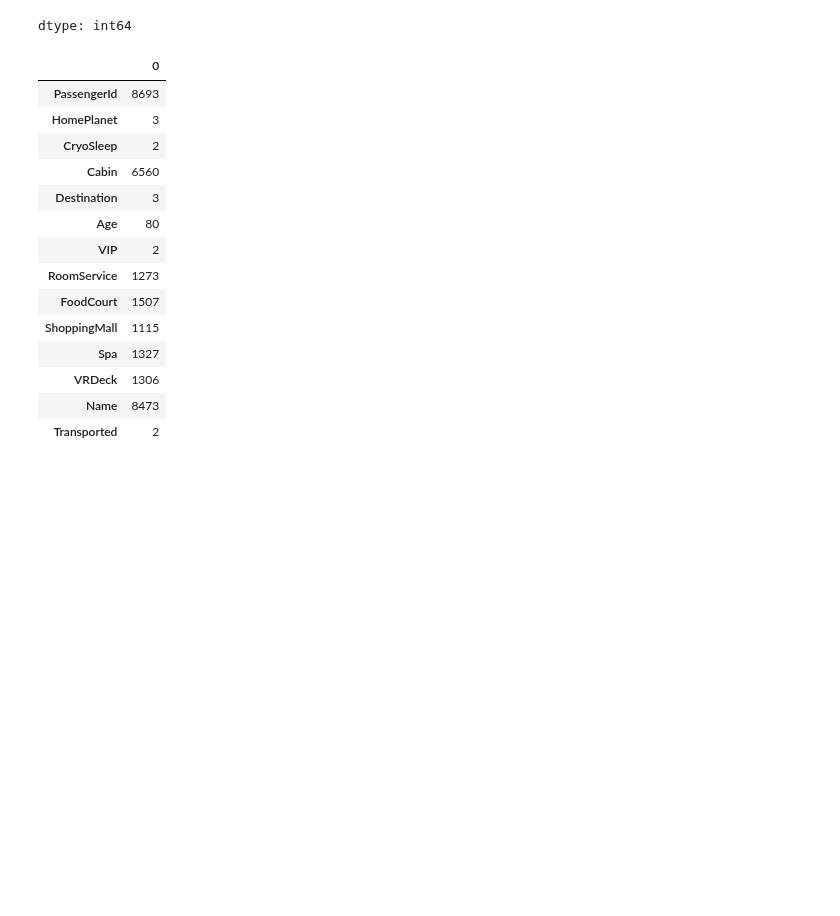
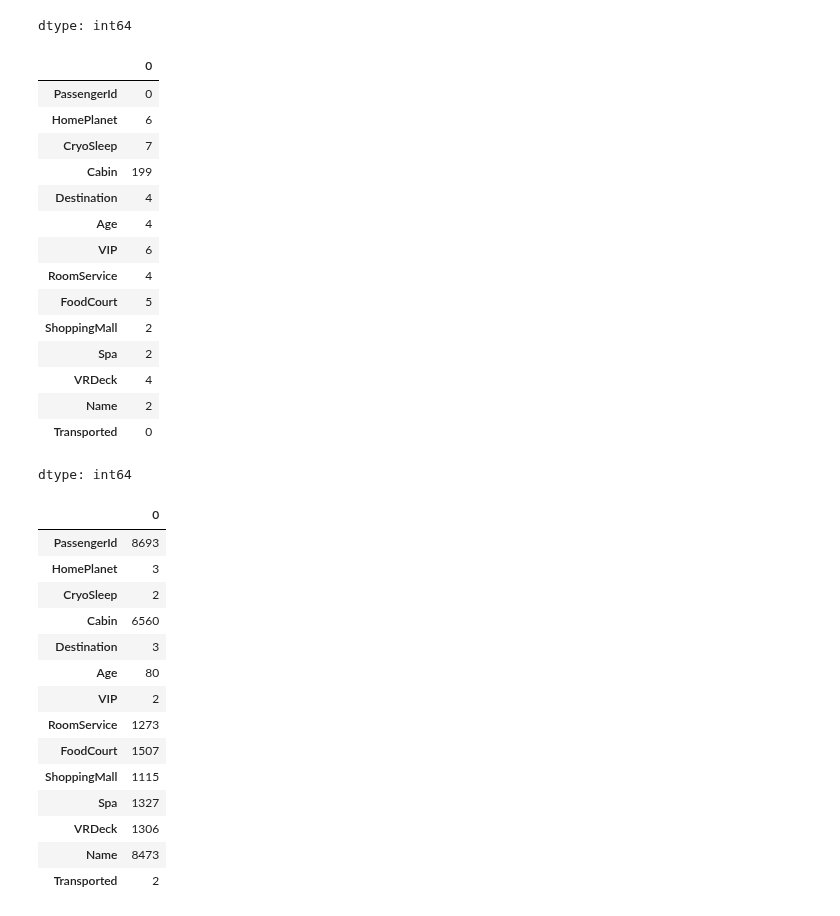
Before and after one commit to Alisizationed/sigmoid_homeworks, a Jupyter notebook: ex_prep_1/Sigmoid_Exam_Prep_1.ipynb, the cells around one changed output. Saved outputs shown, nothing was run; the diff lists cells and outputs as text; code cells hidden in the pictures; blank space fills up the shorter version.

```diff
--- a/ex_prep_1/Sigmoid_Exam_Prep_1.ipynb
+++ b/ex_prep_1/Sigmoid_Exam_Prep_1.ipynb
@@ -53,6 +53,25 @@ df.isna().sum()
 | Name | 200 |
 | Transported | 0 |
 dtype: int64
+# %%
+df[df['Cabin'].isna()].isna().sum()
+# %% [output]
+|  | 0 |
+| PassengerId | 0 |
+| HomePlanet | 6 |
+| CryoSleep | 7 |
+| Cabin | 199 |
+| Destination | 4 |
+| Age | 4 |
+| VIP | 6 |
+| RoomService | 4 |
+| FoodCourt | 5 |
+| ShoppingMall | 2 |
+| Spa | 2 |
+| VRDeck | 4 |
+| Name | 2 |
+| Transported | 0 |
+dtype: int64
 # %%
 df.nunique()
 # %% [output]
```
Also changed, not shown: parts of 16 cells of this notebook.
